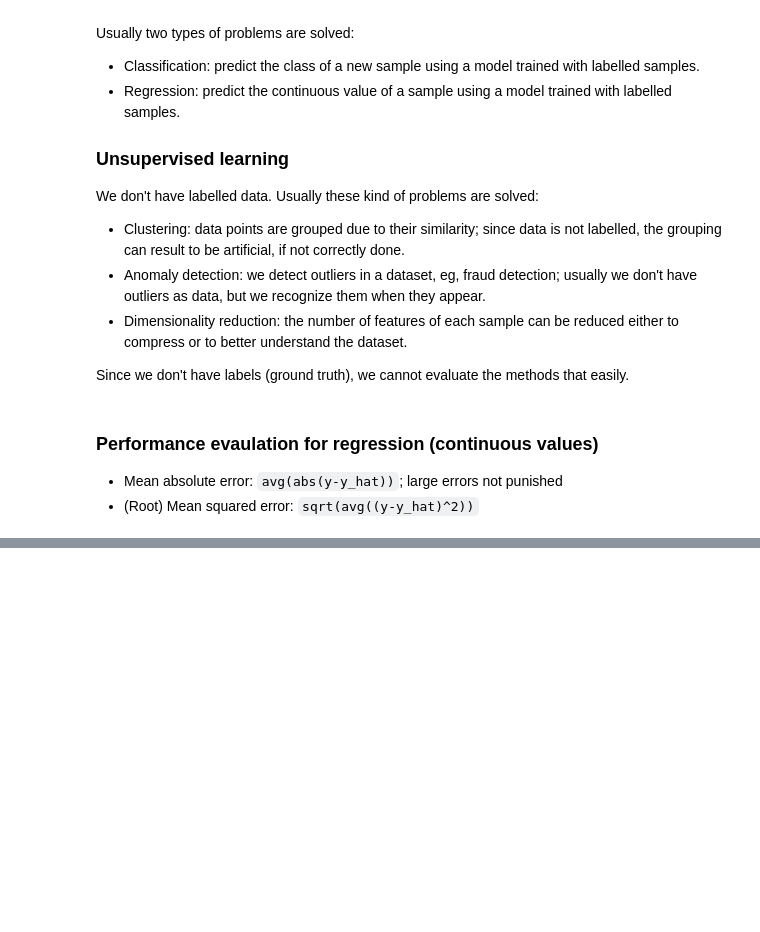
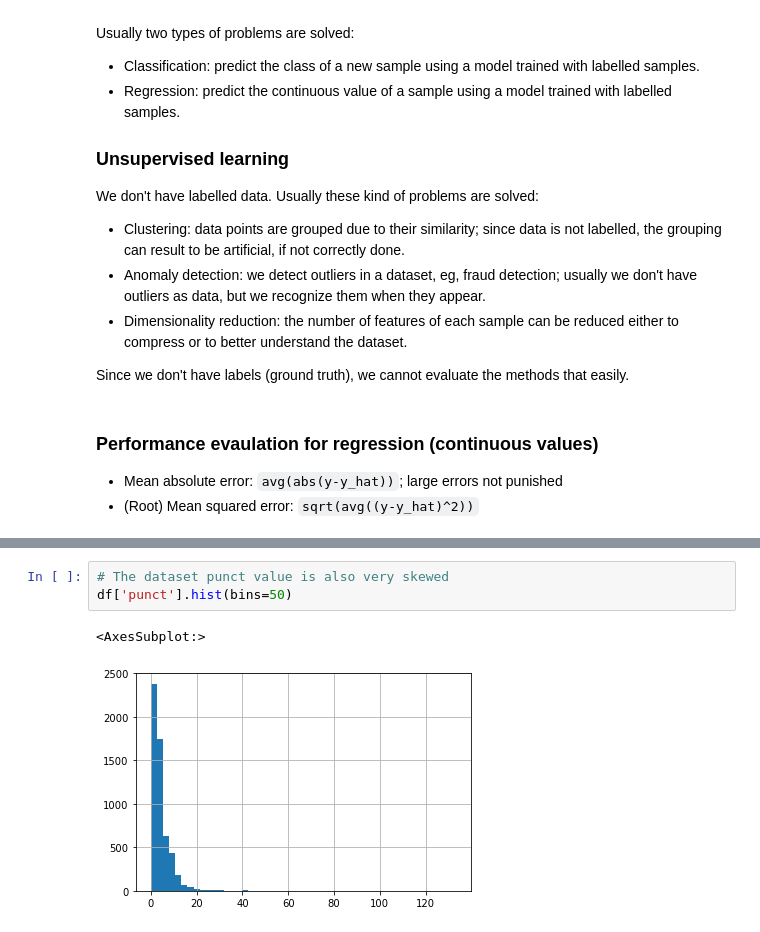
Before and after one commit to mxagar/nlp_guide, a Jupyter notebook: 04_Text_Classification/00_ScikitLearn_Intro.ipynb, the cells around one changed output, grey strips where cells are left out. Saved outputs shown, nothing was run; the diff lists cells and outputs as text; blank space fills up the shorter version.

```diff
--- a/04_Text_Classification/00_ScikitLearn_Intro.ipynb
+++ b/04_Text_Classification/00_ScikitLearn_Intro.ipynb
@@ -84,0 +206,6 @@ For each example, we need to pick the most appropriate metric and choose the mos
+# %%
+# The dataset punct value is also very skewed
+df['punct'].hist(bins=50)
+# %% [output]
+<AxesSubplot:>
+[figure, added]
```
Also changed, not shown: parts of 45 cells of this notebook, 1 other file.
